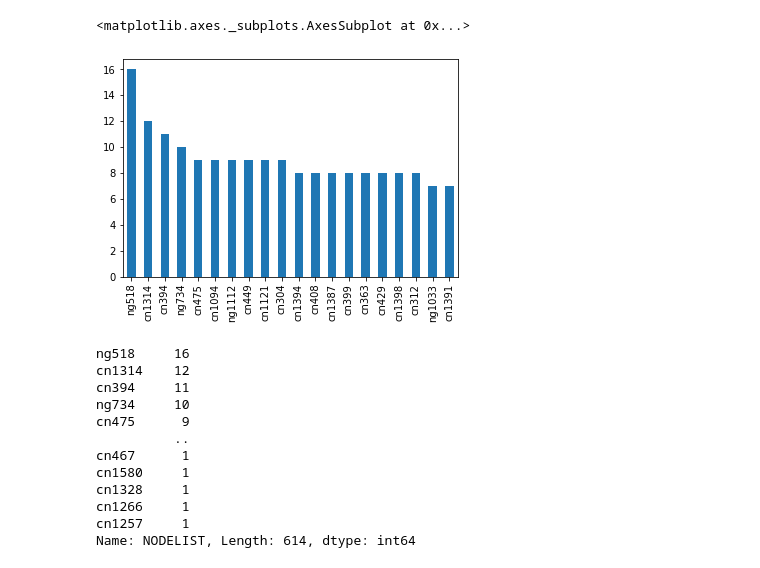
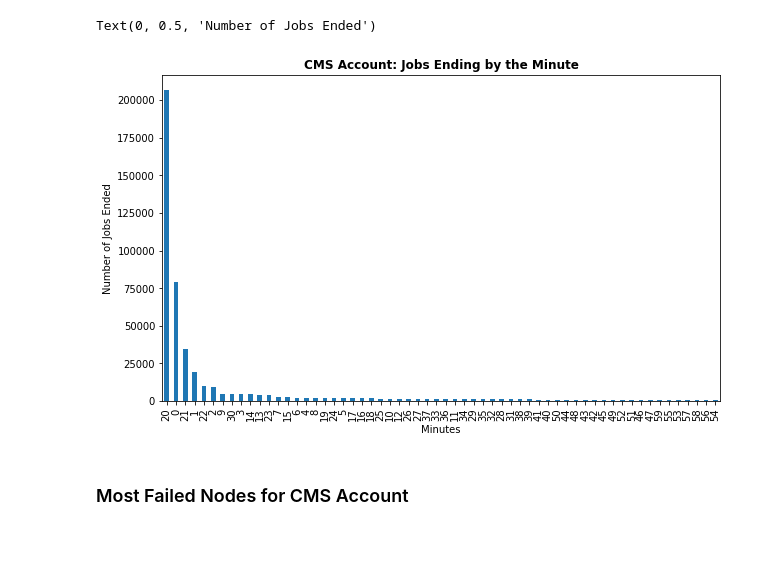
Before and after one commit to nss-data-science-cohort-4/dq2-accre-mst, a Jupyter notebook: notebooks/CMS Question.ipynb, the cells around one changed output. Saved outputs shown, nothing was run; the diff lists cells and outputs as text; code cells hidden in the pictures; blank space fills up the shorter version.

```diff
--- a/notebooks/CMS Question.ipynb
+++ b/notebooks/CMS Question.ipynb
@@ -59,0 +78,4 @@ b'Skipping line 3753700: expected 14 fields, saw 25\nSkipping line 3753704: expe
+# %%
+#makes total seconds columns
+accre_df['total_sec_req'] = (accre_df['day_req'] * 86400) + accre_df['hours_min_sec_req']
+accre_df['total_sec_used'] = (accre_df['day_used'] * 86400) + accre_df['hours_min_sec_used']
@@ -132,0 +129,7 @@ Name: USEDTIME, dtype: int64
+# %%
+#making a minutes column to see time distribution
+cms_df['minutes'] = -1
+
+for index, row in cms_df.USEDTIME.iteritems():
+    chopped_row = str(row).split(":")
+    cms_df['minutes'][index] = chopped_row[1]
@@ -132,0 +140,2 @@ Name: USEDTIME, dtype: int64
+# %%
+cms_df['minutes'] = cms_df['minutes'].astype(int)
@@ -278,0 +170,3 @@ t.shape
+# %%
+cms_min_sorted = cms_df.sort_values(by = ['minutes'], axis = 0)
+cms_min_sorted.head()
@@ -278,0 +180,10 @@ t.shape
+# %%
+#looking at the distribution over time for minutes colun (all jobs under an hour
+
+ax = cms_min_sorted['minutes'].value_counts().plot(kind = 'bar', figsize = (10,6))
+ax.set_title('CMS Account: Jobs Ending by the Minute',weight='bold', size='large')
+ax.set_xlabel('Minutes')
+ax.set_ylabel('Number of Jobs Ended')
+# %% [output]
+Text(0, 0.5, 'Number of Jobs Ended')
+[figure, added]
@@ -279,24 +196,4 @@ t.shape
+# %% [markdown]
+### Most Failed Nodes for CMS Account
 # %%
 most_failed_nodes = cms_df['NODELIST'].value_counts().head(20)
-# %%
-most_failed_nodes.plot(kind = 'bar')
-# %% [output]
-<matplotlib.axes._subplots.AxesSubplot at 0x...>
-[figure, removed]
-# %%
-# calculate percent failed
-#number failed/ total times used in cms
-cms_df['NODELIST'].value_counts()
-# %% [output]
-ng518     16
-cn1314    12
-cn394     11
-ng734     10
-cn475      9
-          ..
-cn467      1
-cn1580     1
-cn1328     1
-cn1266     1
-cn1257     1
-Name: NODELIST, Length: 614, dtype: int64
```
Also changed, not shown: parts of 65 cells of this notebook.
